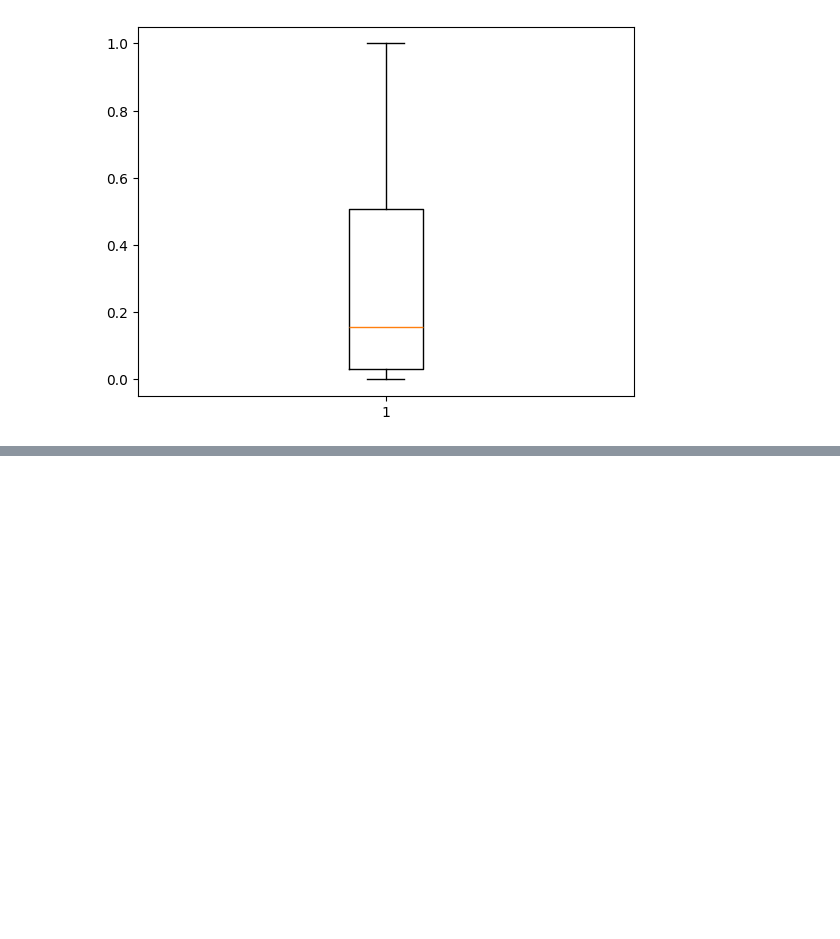
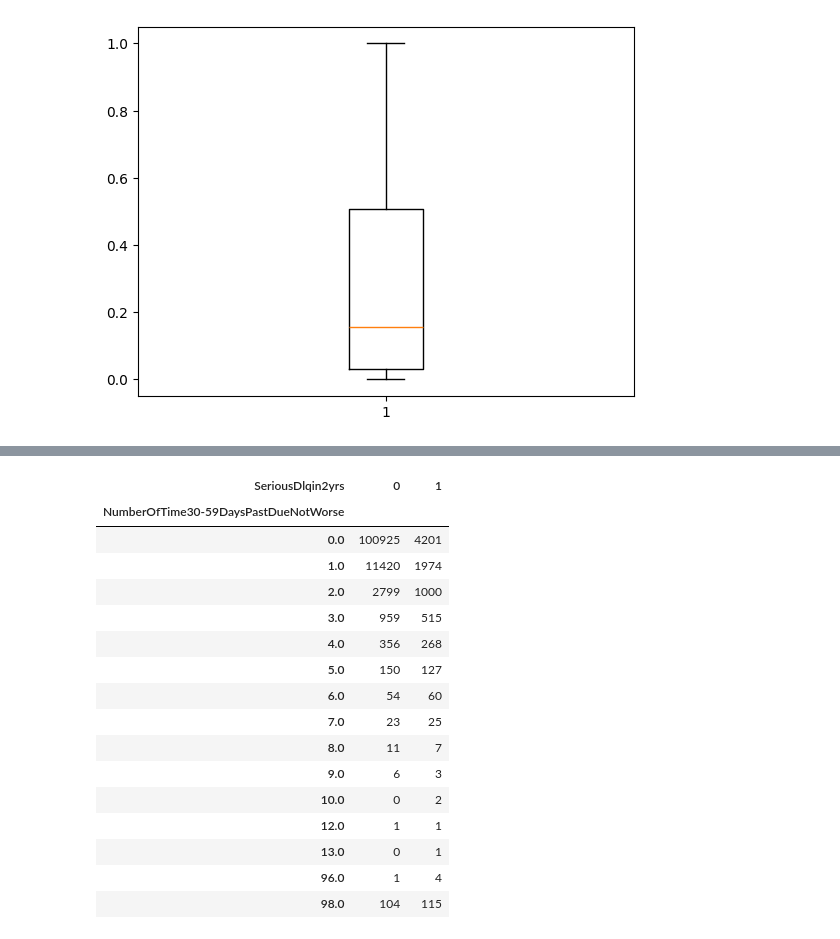
Before and after one commit to vidhata0428/Machine_Learning_01, a Jupyter notebook: ML_01.ipynb, the cells around one changed output, grey strips where cells are left out. Saved outputs shown, nothing was run; the diff lists cells and outputs as text; code cells hidden in the pictures; blank space fills up the shorter version.

```diff
--- a/ML_01.ipynb
+++ b/ML_01.ipynb
@@ -305,0 +328,22 @@ plt.boxplot(df["util_new"])
+# %%
+import pandas as pd
+cross_tab_30dpd=pd.crosstab(df["NumberOfTime30-59DaysPastDueNotWorse"],df["SeriousDlqin2yrs"])
+cross_tab_30dpd
+# %% [output]
+| SeriousDlqin2yrs | 0 | 1 |
+| NumberOfTime30-59DaysPastDueNotWorse |  |  |
+| 0.0 | 100925 | 4201 |
+| 1.0 | 11420 | 1974 |
+| 2.0 | 2799 | 1000 |
+| 3.0 | 959 | 515 |
+| 4.0 | 356 | 268 |
+| 5.0 | 150 | 127 |
+| 6.0 | 54 | 60 |
+| 7.0 | 23 | 25 |
+| 8.0 | 11 | 7 |
+| 9.0 | 6 | 3 |
+| 10.0 | 0 | 2 |
+| 12.0 | 1 | 1 |
+| 13.0 | 0 | 1 |
+| 96.0 | 1 | 4 |
+| 98.0 | 104 | 115 |
```
Also changed, not shown: parts of 8 cells of this notebook.
